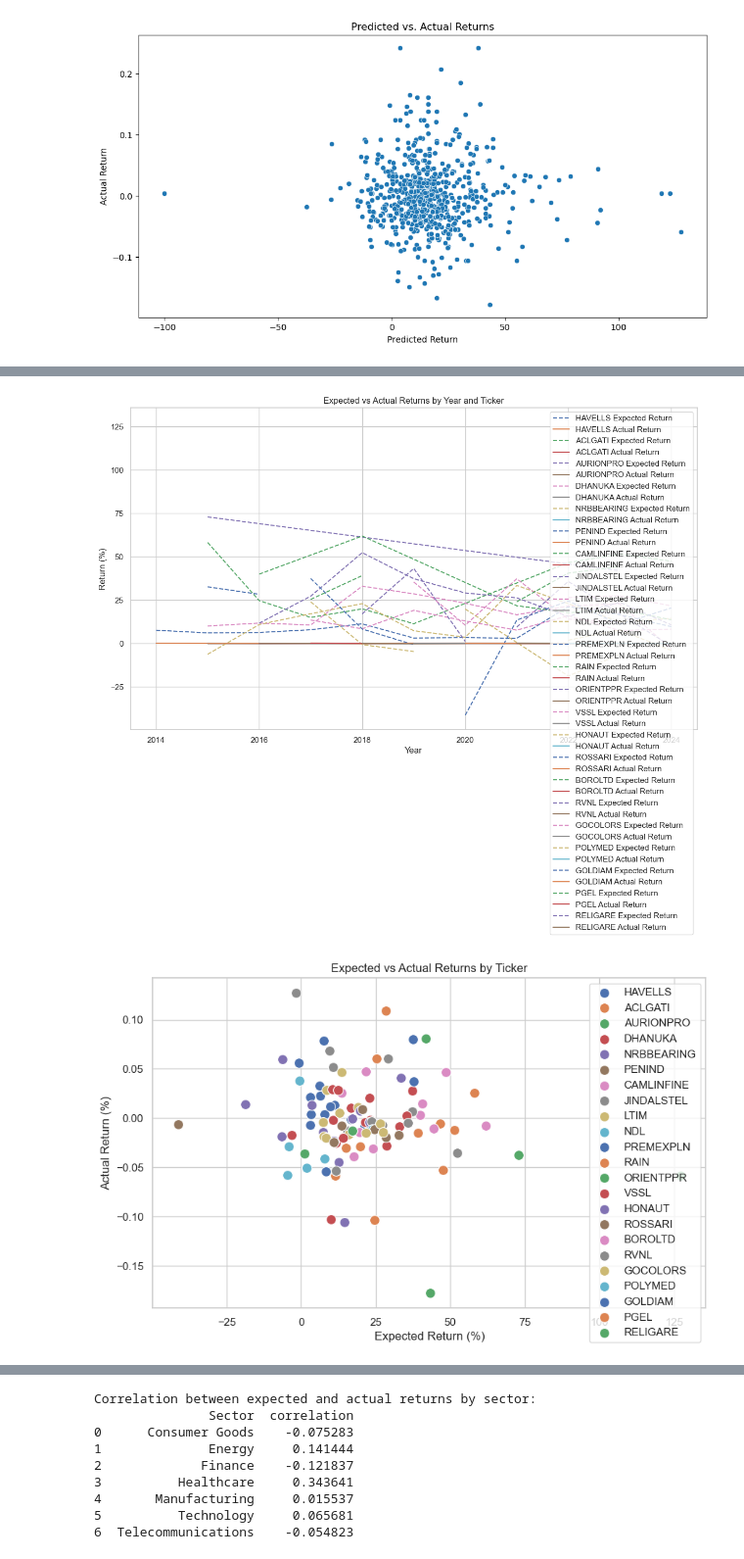
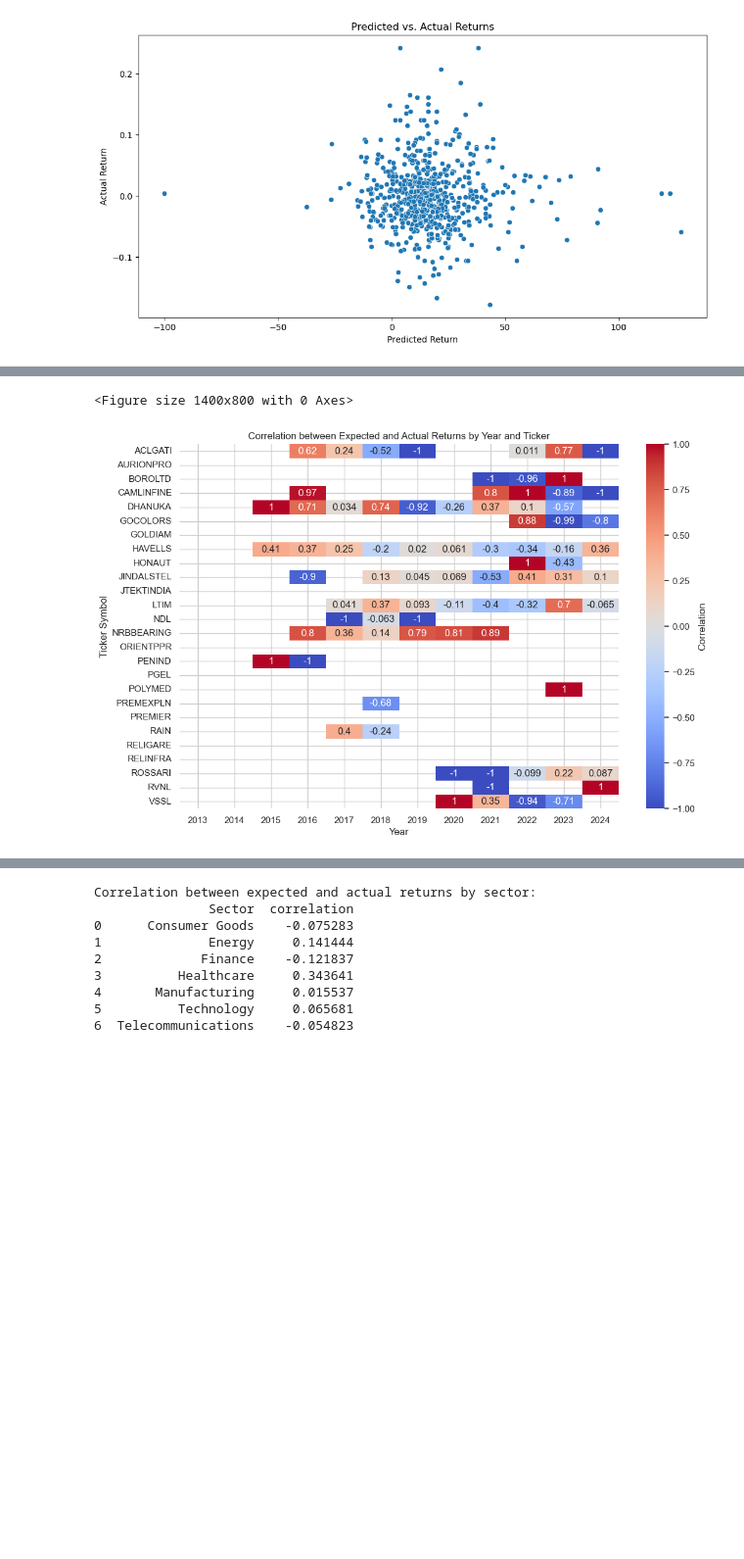
Before and after one commit to Violetcv/CiteSert, a Jupyter notebook: Project_1/Correlations.ipynb, the cells around one changed output, grey strips where cells are left out. Shown at 98% size. Drawn from its saved outputs; the diff is of its cells as text; code cells hidden in the pictures; blank space fills up the shorter version.

```diff
--- a/Project_1/Correlations.ipynb
+++ b/Project_1/Correlations.ipynb
@@ -123,60 +116,60 @@ def calculate_correlation(group):
 correlation_by_year_and_ticker = filtered_df.groupby(['year', 'Symbol']).apply(calculate_correlation).reset_index(name='correlation')
 
 # Step 3: Map the expected and actual returns
 mapped_returns = filtered_df.groupby(['year', 'Symbol'])[['expected_return', 'actual_return']].mean().reset_index()
 
 # Merge correlation results with mapped returns
 merged_results = pd.merge(correlation_by_year_and_ticker, mapped_returns, on=['year', 'Symbol'])
 
 # Step 4: Plotting
 # Set up the plot environment
 sns.set(style="whitegrid")
 plt.figure(figsize=(14, 8))
 
-# Plot 1: Line plot of expected and actual returns for each year and ticker
-for ticker in merged_results['Symbol'].unique():
-    ticker_data = merged_results[merged_results['Symbol'] == ticker]
+# # Plot 1: Line plot of expected and actual returns for each year and ticker
+# for ticker in merged_results['Symbol'].unique():
+#     ticker_data = merged_results[merged_results['Symbol'] == ticker]
 
-    plt.plot(ticker_data['year'], ticker_data['expected_return'], label=f'{ticker} Expected Return', linestyle='--')
-    plt.plot(ticker_data['year'], ticker_data['actual_return'], label=f'{ticker} Actual Return', linestyle='-')
+#     plt.plot(ticker_data['year'], ticker_data['expected_return'], label=f'{ticker} Expected Return', linestyle='--')
+#     plt.plot(ticker_data['year'], ticker_data['actual_return'], label=f'{ticker} Actual Return', linestyle='-')
 
-# Plot title and labels
-plt.title("Expected vs Actual Returns by Year and Ticker")
-plt.xlabel("Year")
-plt.ylabel("Return (%)")
-plt.legend(loc="upper right")
-plt.grid(True)
-# Save the plot to the device
-plt.savefig('data/expected_vs_actual_returns_line_plot.png')
-plt.show()
+# # Plot title and labels
+# plt.title("Expected vs Actual Returns by Year and Ticker")
+# plt.xlabel("Year")
+# plt.ylabel("Return (%)")
+# plt.legend(loc="upper right")
+# plt.grid(True)
+# # Save the plot to the device
+# plt.savefig('data/expected_vs_actual_returns_line_plot.png')
+# plt.show()
 
-# Plot 2: Scatter plot of expected vs actual returns with correlation
-plt.figure(figsize=(10, 6))
-for ticker in merged_results['Symbol'].unique():
-    ticker_data = merged_results[merged_results['Symbol'] == ticker]
-    sns.scatterplot(data=ticker_data, x='expected_return', y='actual_return', label=ticker, s=100)
+# # Plot 2: Scatter plot of expected vs actual returns with correlation
+# plt.figure(figsize=(10, 6))
+# for ticker in merged_results['Symbol'].unique():
+#     ticker_data = merged_results[merged_results['Symbol'] == ticker]
+#     sns.scatterplot(data=ticker_data, x='expected_return', y='actual_return', label=ticker, s=100)
 
-# Scatter plot title and labels
-plt.title("Expected vs Actual Returns by Ticker")
-plt.xlabel("Expected Return (%)")
-plt.ylabel("Actual Return (%)")
-plt.legend(loc="best")
-plt.grid(True)
-# Save the scatter plot
-plt.savefig('data/expected_vs_actual_returns_scatter_plot.png')
-plt.show()
+# # Scatter plot title and labels
+# plt.title("Expected vs Actual Returns by Ticker")
+# plt.xlabel("Expected Return (%)")
+# plt.ylabel("Actual Return (%)")
+# plt.legend(loc="best")
+# plt.grid(True)
+# # Save the scatter plot
+# plt.savefig('data/expected_vs_actual_returns_scatter_plot.png')
+# plt.show()
 
 
 # Plot 3: Heatmap of correlations by year and ticker
 pivot_table = merged_results.pivot(index="Symbol", columns="year", values="correlation")
 plt.figure(figsize=(12, 8))
 sns.heatmap(pivot_table, annot=True, cmap="coolwarm", center=0, cbar_kws={'label': 'Correlation'})
 plt.title("Correlation between Expected and Actual Returns by Year and Ticker")
 plt.xlabel("Year")
 plt.ylabel("Ticker Symbol")
 # Save the heatmap plot
 plt.savefig('data/correlation_heatmap.png')
 plt.show()
 # %% [output]
+<Figure size 1400x800 with 0 Axes>
-[figure, old version]
+[figure, new version]
-[figure, removed]
```
Also changed, not shown: parts of 12 cells of this notebook, 2 other files.
